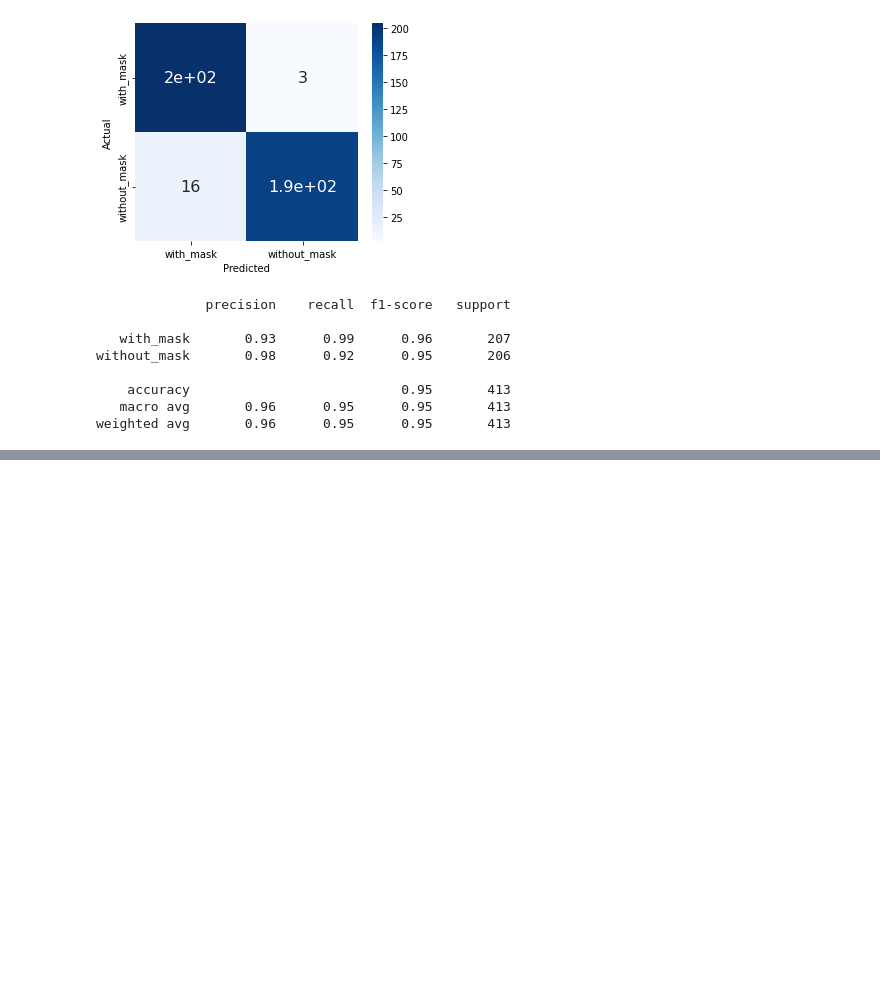
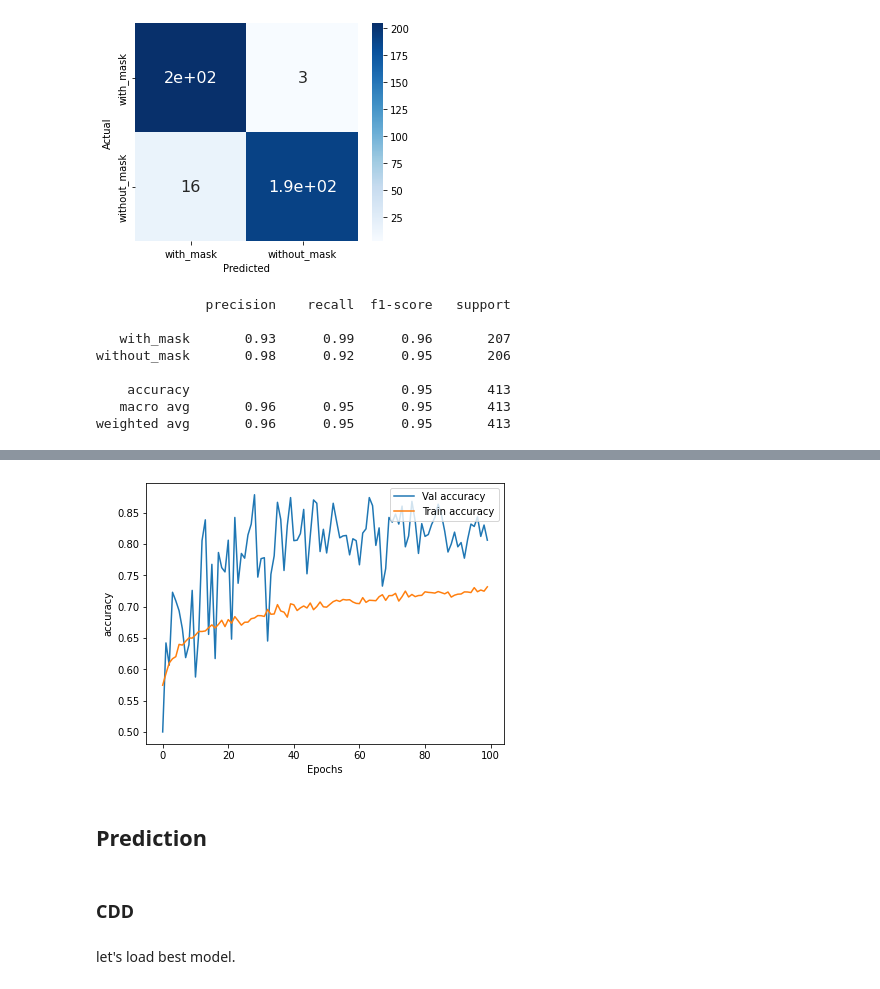
Before and after one commit to ZahraDehghani99/FacemaskWearingAlertSystem, a Jupyter notebook: FaceMaskClassifier.ipynb, the cells around one changed output, grey strips where cells are left out. Cells and saved outputs as stored; diff of their text form; code cells hidden in the pictures; blank space fills up the shorter version.

```diff
--- a/FaceMaskClassifier.ipynb
+++ b/FaceMaskClassifier.ipynb
@@ -844,0 +1056,17 @@ weighted avg       0.96      0.95      0.95       413
+# %%
+val_accuracy, accuracy = [], []
+# %%
+val_accuracy.extend(history.history['val_accuracy'])
+accuracy.extend(history.history['accuracy'])
+
+plt.plot(val_accuracy)
+plt.plot(accuracy)
+plt.xlabel('Epochs')
+plt.ylabel('accuracy')
+plt.legend(['Val accuracy','Train accuracy'], loc='upper right')
+plt.savefig( 'plot_accuracy1.png')
+plt.show()
+# %% [output]
+[figure, added]
+# %% [markdown]
+## Prediction
@@ -844,0 +1075,4 @@ weighted avg       0.96      0.95      0.95       413
+# %% [markdown]
+### CDD
+# %% [markdown]
+let's load best model.
```
Also changed, not shown: parts of 40 cells of this notebook.
